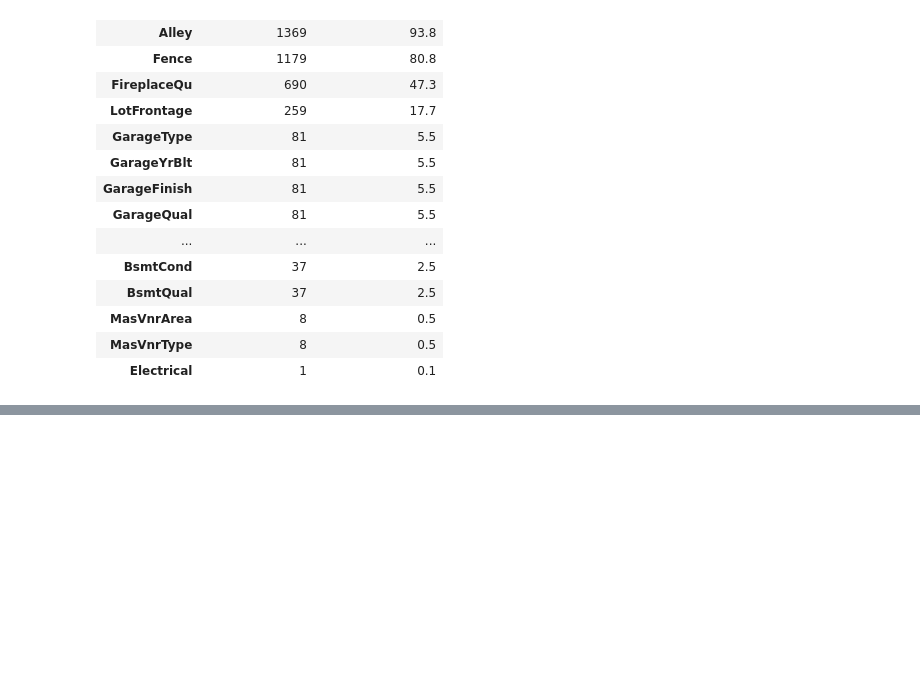
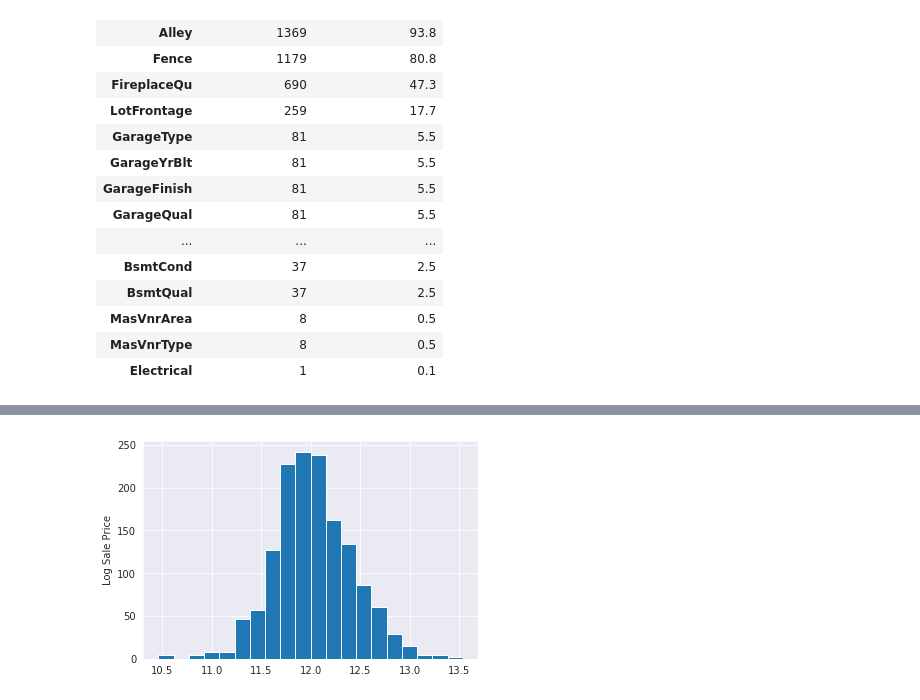
Before and after one commit to rumsinha/Data-Analysis-Models, a Jupyter notebook: WIP/MultipleRegressionwithAmesDataset.ipynb, the cells around one changed output, grey strips where cells are left out. Saved outputs shown, nothing was run; the diff lists cells and outputs as text; code cells hidden in the pictures; blank space fills up the shorter version.

```diff
--- a/WIP/MultipleRegressionwithAmesDataset.ipynb
+++ b/WIP/MultipleRegressionwithAmesDataset.ipynb
@@ -163,0 +369,6 @@ other null values mean/median imputation
+# %%
+plt.hist(lnSalePrice, bins=20)
+plt.ylabel('Log Sale Price')
+plt.show()
+# %% [output]
+[figure, added]
```
Also changed, not shown: parts of 126 cells of this notebook.
